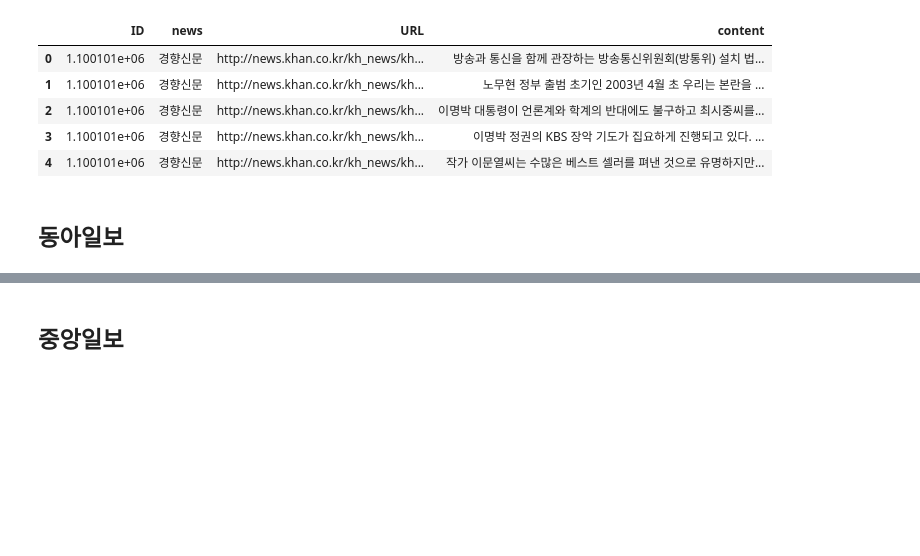
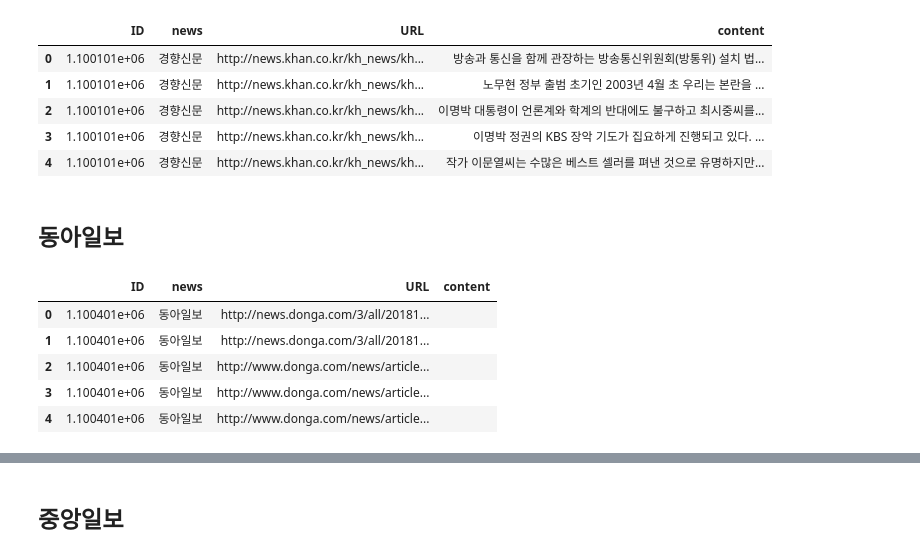
Before and after one commit to awekim/Web_crawling, a Jupyter notebook: News_Topic/News_Crawling_all_231114.ipynb, the cells around one changed output, grey strips where cells are left out. Drawn from its saved outputs; the diff is of its cells as text; code cells hidden in the pictures; blank space fills up the shorter version.

```diff
--- a/News_Topic/News_Crawling_all_231114.ipynb
+++ b/News_Topic/News_Crawling_all_231114.ipynb
@@ -63,7 +89,14 @@ url_list_kh.head()
 # %% [markdown]
 ## 동아일보
 # %%
-url_list_da = url_list_all[url_list_all['news']=='동아일보']
+url_list_da = url_list_all[url_list_all['news']=='동아일보'].reset_index(drop=True)
 url_list_da['content'] = ""
 url_list_da.head()
+# %% [output]
+|  | ID | news | URL | content |
+| 0 | 1.100401e+06 | 동아일보 | http://news.donga.com/3/all/20181... |  |
+| 1 | 1.100401e+06 | 동아일보 | http://news.donga.com/3/all/20181... |  |
+| 2 | 1.100401e+06 | 동아일보 | http://www.donga.com/news/article... |  |
+| 3 | 1.100401e+06 | 동아일보 | http://www.donga.com/news/article... |  |
+| 4 | 1.100401e+06 | 동아일보 | http://www.donga.com/news/article... |  |
 # %%
```
Also changed, not shown: parts of 18 cells of this notebook.
